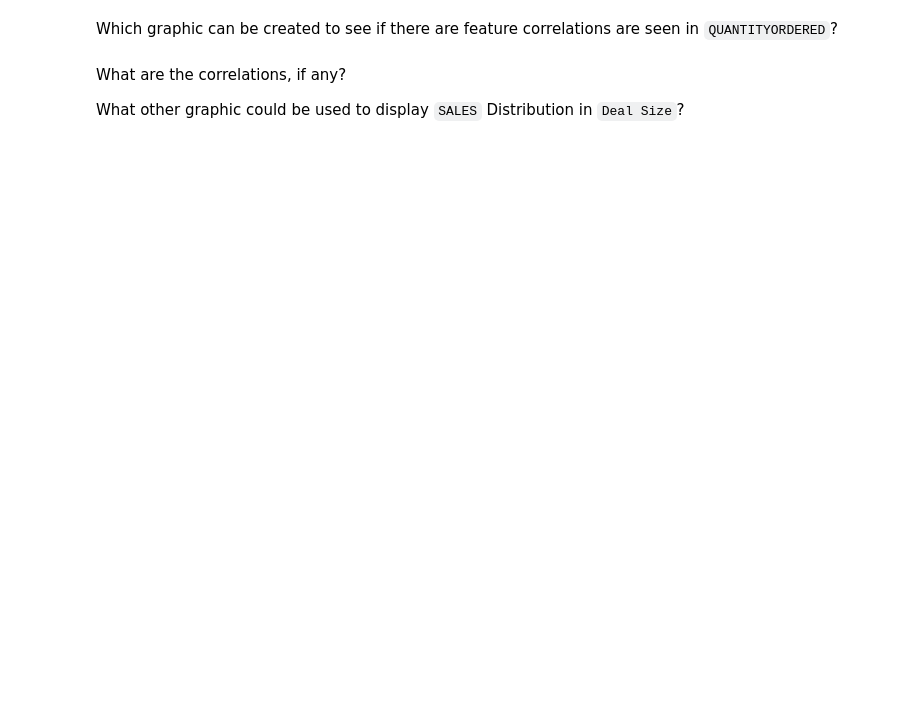
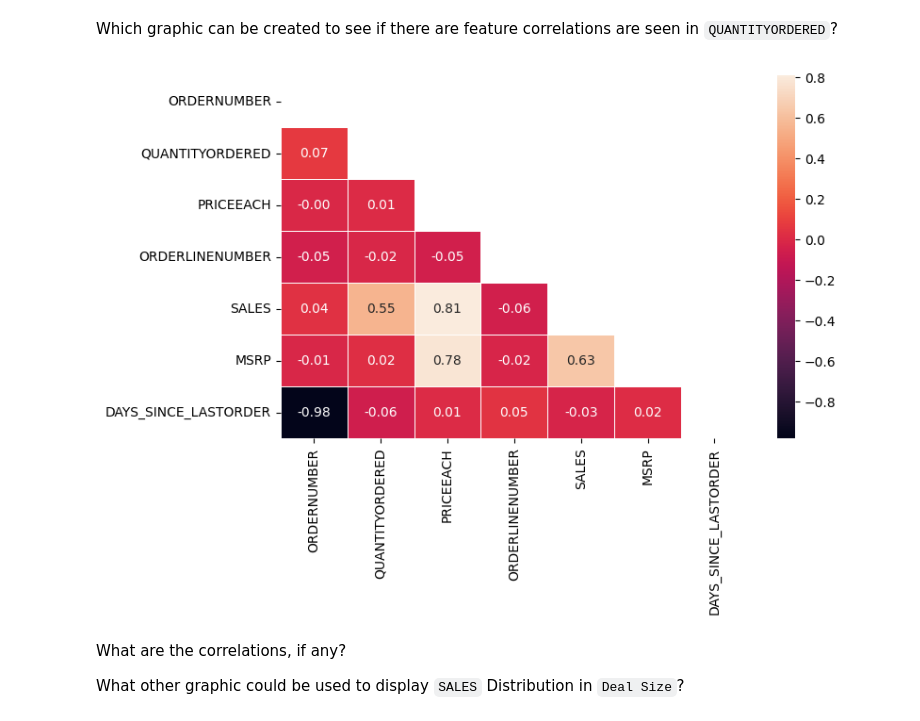
Before and after one commit to jamaleb67/jamaleb67.github.io, a Jupyter notebook: car-sales-visualizations-main-Car Sales Exercise/Car Sales Exercise/Car Sales Visualizations Student Exercise.ipynb, the cells around one changed output. Cells and saved outputs as stored; diff of their text form; code cells hidden in the pictures; blank space fills up the shorter version.

```diff
--- a/car-sales-visualizations-main-Car Sales Exercise/Car Sales Exercise/Car Sales Visualizations Student Exercise.ipynb
+++ b/car-sales-visualizations-main-Car Sales Exercise/Car Sales Exercise/Car Sales Visualizations Student Exercise.ipynb
@@ -335,11 +424,14 @@ sns.[fill_in_blank](data=cars_df, corner = True )
 # %% [markdown]
 Which graphic can be created to see if there are feature correlations are seen in `QUANTITYORDERED`?
 # %%
-corr = cars_df.corr(method='pearson')
+numeric_columns = cars_df.select_dtypes(include=['float64', 'int64']).columns
+corr = cars_df[numeric_columns].corr(method='pearson')
 mask = np.triu(np.ones_like(corr))
 fig = plt.subplots(figsize=(8, 5))
-sns.[fill_in_blank](corr, annot=True,fmt='.2f',mask=mask, cbar=True, linewidth=0.5)
+sns.heatmap(corr, annot=True, fmt='.2f', mask=mask, cbar=True, linewidth=0.5)
 plt.show()
+# %% [output]
+[figure, added]
 # %% [markdown]
 What are the correlations, if any?
 
```
Also changed, not shown: parts of 16 cells of this notebook.
